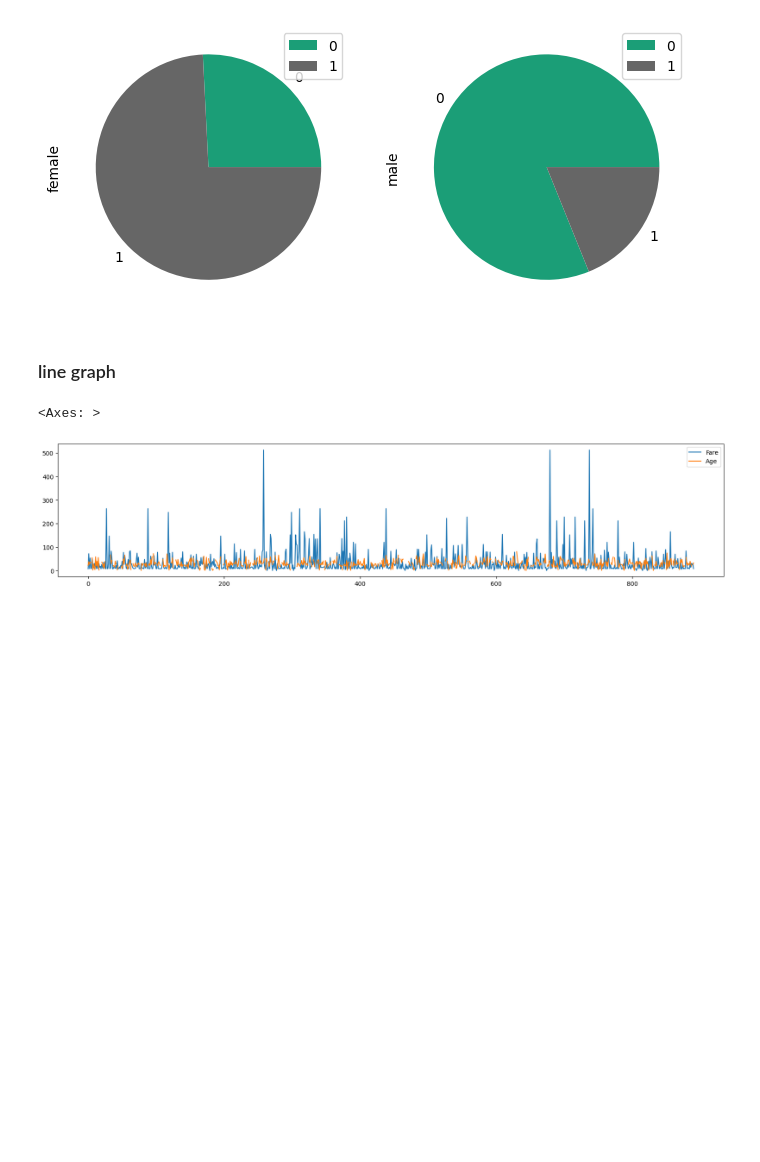
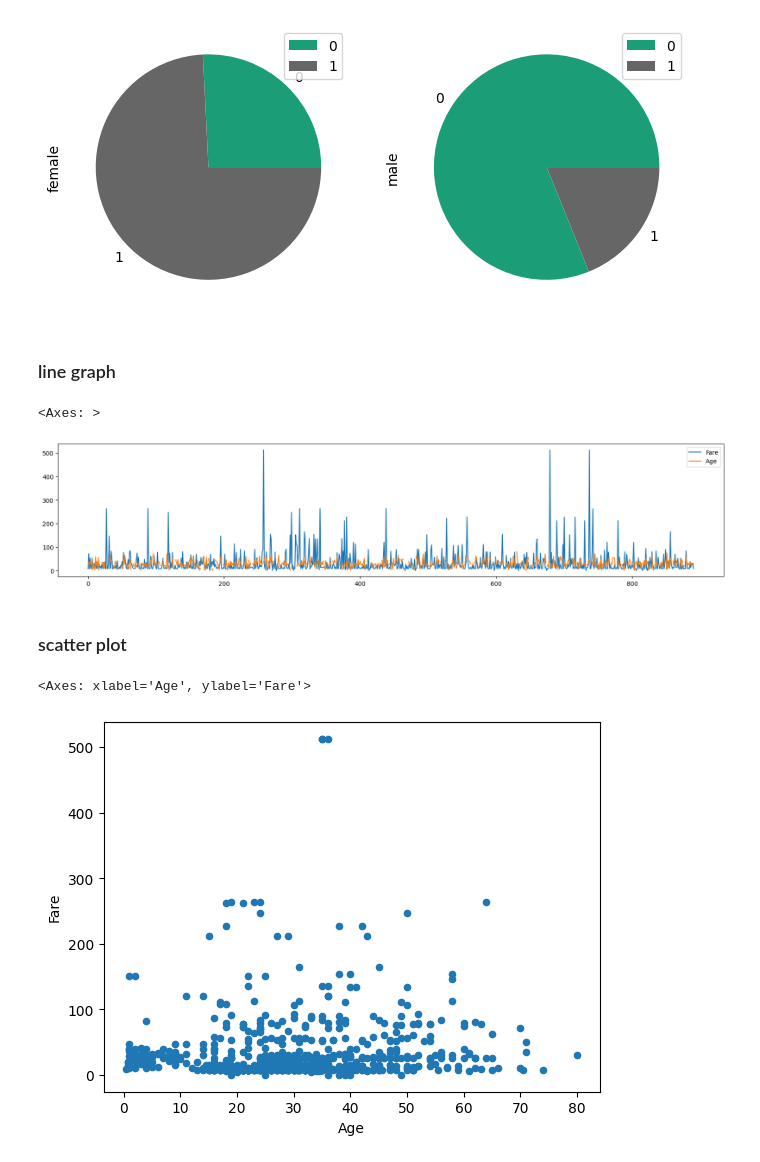
Before and after one commit to Sameerbhattarai99/ds-mlbatch-07, a Jupyter notebook: data_part/pandas/Graphical_representation.ipynb, the cells around one changed output. Drawn from its saved outputs; the diff is of its cells as text; code cells hidden in the pictures; blank space fills up the shorter version.

Commit message:
graph pie chart bar graph scatter box plot heat map

```diff
--- a/data_part/pandas/Graphical_representation.ipynb
+++ b/data_part/pandas/Graphical_representation.ipynb
@@ -100,3 +100,10 @@ titanic_df[["Fare","Age"]].plot(kind = "line" ,
 # %% [output]
 <Axes: >
 [figure]
+# %% [markdown]
+### scatter plot
+# %%
+titanic_df.plot(kind="scatter",x="Age",y="Fare")
+# %% [output]
+<Axes: xlabel='Age', ylabel='Fare'>
+[figure, added]
```
Also changed, not shown: parts of 11 cells of this notebook.
